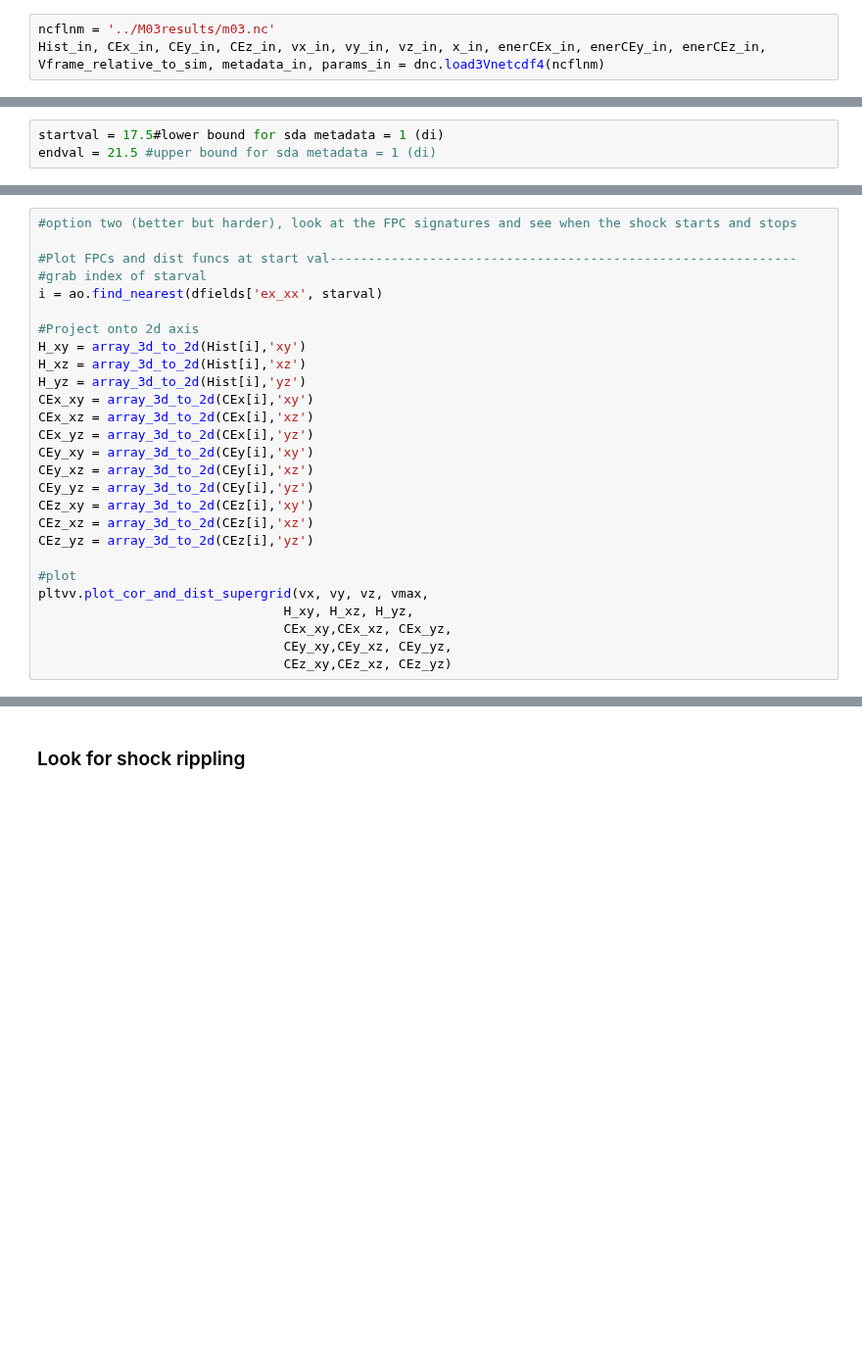
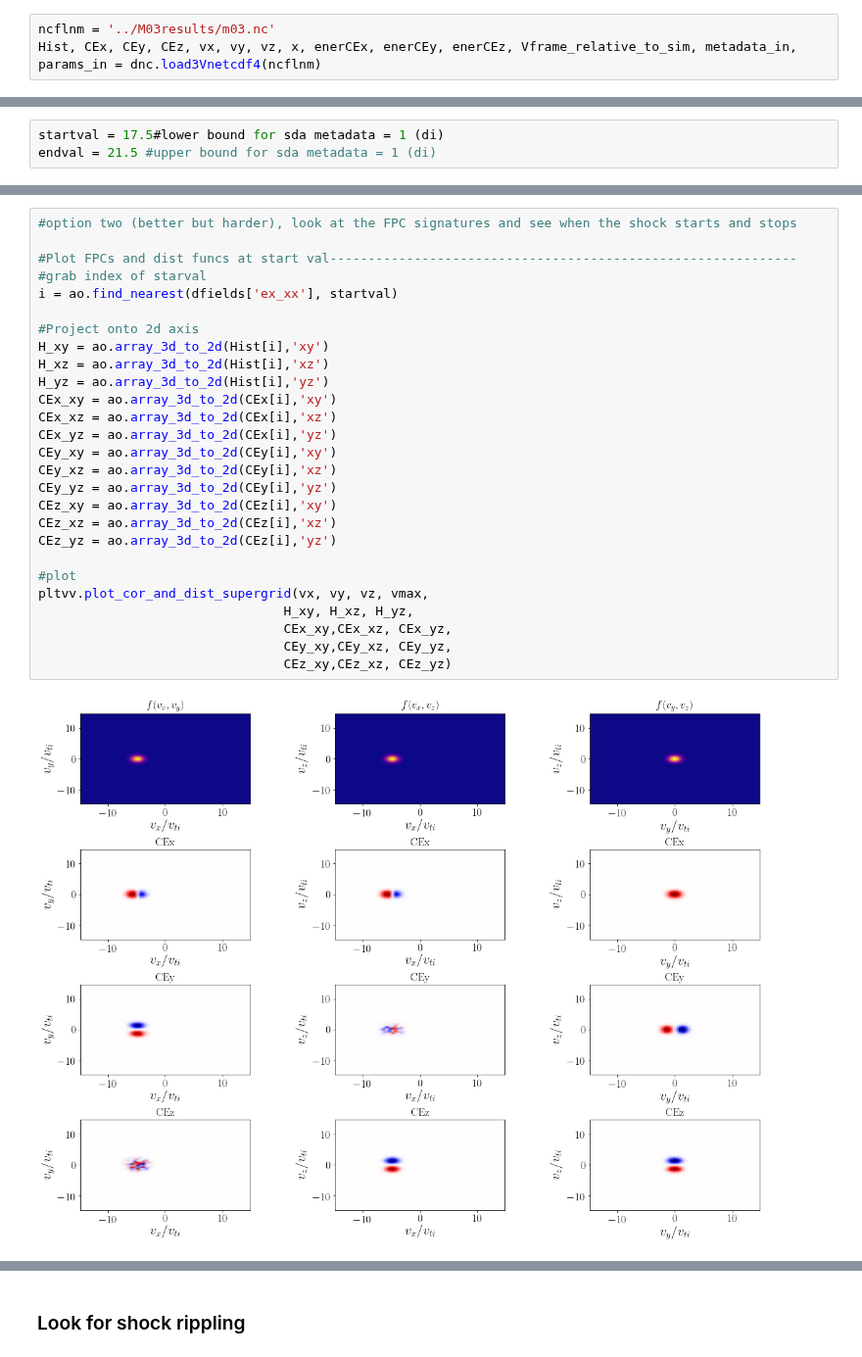
Before and after one commit to collinrbr/FPCAnalysis, a Jupyter notebook: notebooks/M03.ipynb, the cells around one changed output, grey strips where cells are left out. Shown at 98% size. Drawn from its saved outputs; the diff is of its cells as text; blank space fills up the shorter version.

```diff
--- a/notebooks/M03.ipynb
+++ b/notebooks/M03.ipynb
@@ -81,7 +103,7 @@ plt1d.plot_all_flow(dflow, axis='_xx', xxindex = 0, yyindex = 0, zzindex = 0)
 ### Load FPC data
 # %%
 ncflnm = '../M03results/m03.nc'
-Hist_in, CEx_in, CEy_in, CEz_in, vx_in, vy_in, vz_in, x_in, enerCEx_in, enerCEy_in, enerCEz_in, Vframe_relative_to_sim, metadata_in, params_in = dnc.load3Vnetcdf4(ncflnm)
+Hist, CEx, CEy, CEz, vx, vy, vz, x, enerCEx, enerCEy, enerCEz, Vframe_relative_to_sim, metadata_in, params_in = dnc.load3Vnetcdf4(ncflnm)
 # %% [markdown]
 ### Look for signature bounds
 # %%
@@ -97,30 +119,32 @@ plt1d.plot_field(dfields, 'ex', axis='_xx', yyindex = yyindex, zzindex = zzindex
 # %%
 #option two (better but harder), look at the FPC signatures and see when the shock starts and stops
 
 #Plot FPCs and dist funcs at start val-------------------------------------------------------------
 #grab index of starval
-i = ao.find_nearest(dfields['ex_xx', starval)
+i = ao.find_nearest(dfields['ex_xx'], startval)
 
 #Project onto 2d axis
-H_xy = array_3d_to_2d(Hist[i],'xy')
-H_xz = array_3d_to_2d(Hist[i],'xz')
-H_yz = array_3d_to_2d(Hist[i],'yz')
-CEx_xy = array_3d_to_2d(CEx[i],'xy')
-CEx_xz = array_3d_to_2d(CEx[i],'xz')
-CEx_yz = array_3d_to_2d(CEx[i],'yz')
-CEy_xy = array_3d_to_2d(CEy[i],'xy')
-CEy_xz = array_3d_to_2d(CEy[i],'xz')
-CEy_yz = array_3d_to_2d(CEy[i],'yz')
-CEz_xy = array_3d_to_2d(CEz[i],'xy')
-CEz_xz = array_3d_to_2d(CEz[i],'xz')
-CEz_yz = array_3d_to_2d(CEz[i],'yz')
+H_xy = ao.array_3d_to_2d(Hist[i],'xy')
+H_xz = ao.array_3d_to_2d(Hist[i],'xz')
+H_yz = ao.array_3d_to_2d(Hist[i],'yz')
+CEx_xy = ao.array_3d_to_2d(CEx[i],'xy')
+CEx_xz = ao.array_3d_to_2d(CEx[i],'xz')
+CEx_yz = ao.array_3d_to_2d(CEx[i],'yz')
+CEy_xy = ao.array_3d_to_2d(CEy[i],'xy')
+CEy_xz = ao.array_3d_to_2d(CEy[i],'xz')
+CEy_yz = ao.array_3d_to_2d(CEy[i],'yz')
+CEz_xy = ao.array_3d_to_2d(CEz[i],'xy')
+CEz_xz = ao.array_3d_to_2d(CEz[i],'xz')
+CEz_yz = ao.array_3d_to_2d(CEz[i],'yz')
 
 #plot
 pltvv.plot_cor_and_dist_supergrid(vx, vy, vz, vmax,
                                 H_xy, H_xz, H_yz,
                                 CEx_xy,CEx_xz, CEx_yz,
                                 CEy_xy,CEy_xz, CEy_yz,
                                 CEz_xy,CEz_xz, CEz_yz)
+# %% [output]
+[figure, added]
 # %%
 #Plot FPCs and dist funcs at end val--------------------------------------------------------------
 #grab index of starval
```
Also changed, not shown: parts of 19 cells of this notebook.
